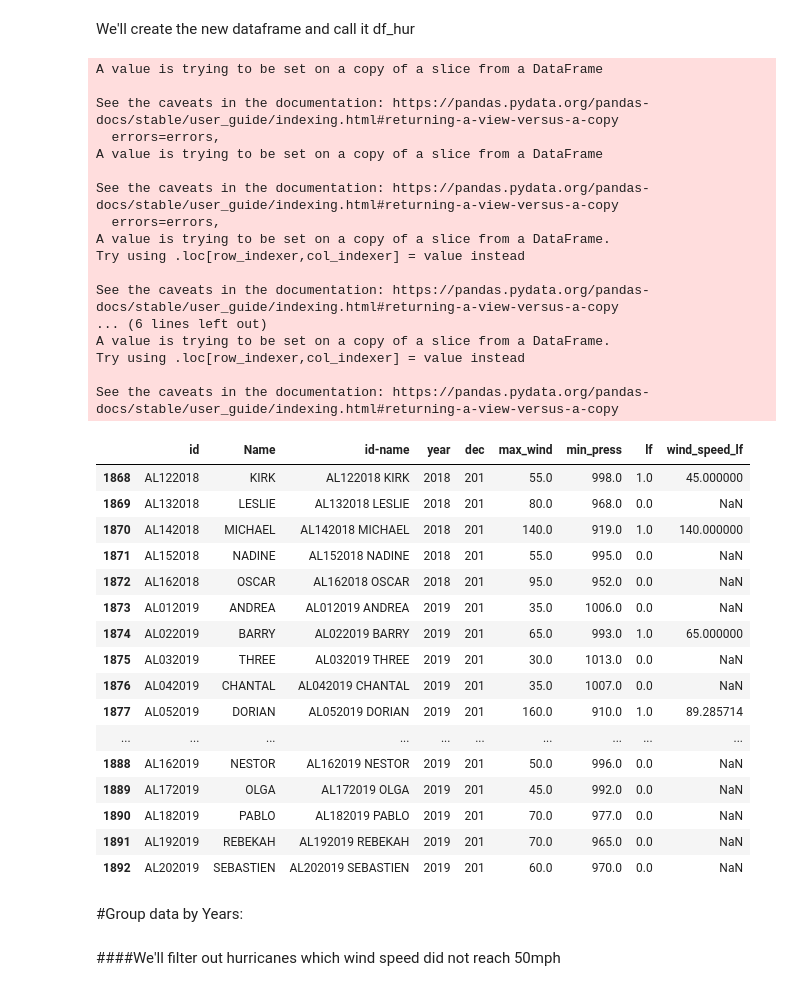
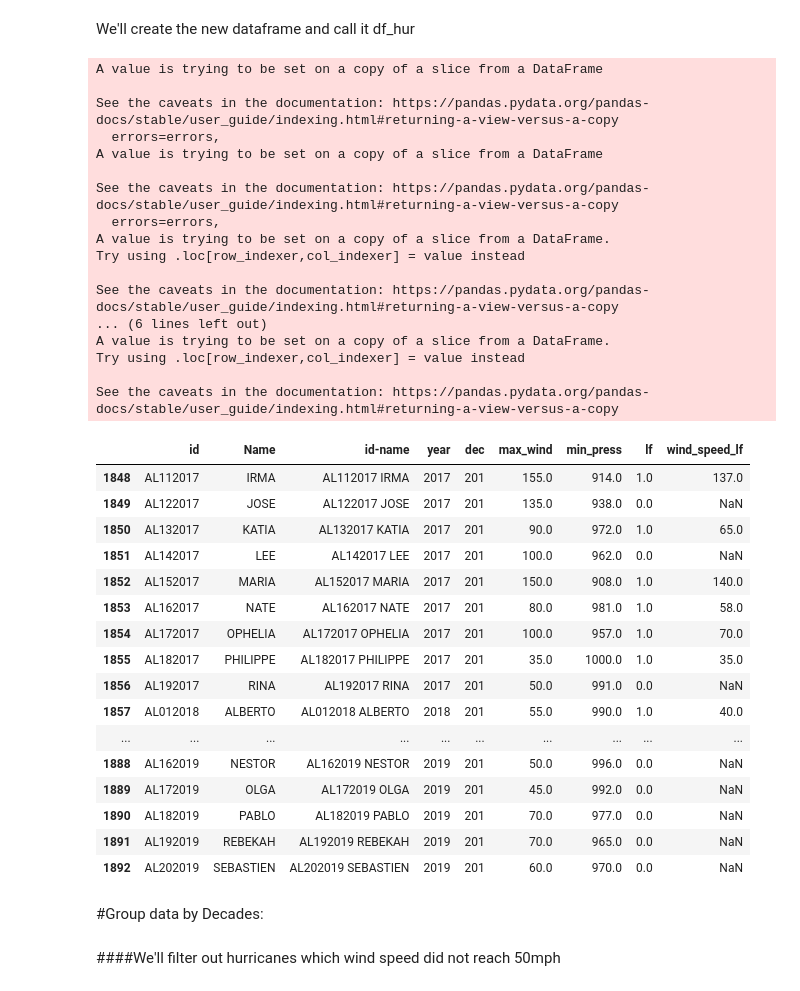
Before and after one commit to nicolascarva/HURDAT, a Jupyter notebook: Hurdat.ipynb, the cells around one changed output. Saved outputs shown, nothing was run; the diff lists cells and outputs as text; code cells hidden in the pictures.

```diff
--- a/Hurdat.ipynb
+++ b/Hurdat.ipynb
@@ -116,45 +134,45 @@ df_hur=pd.merge(df_hur, max_speed, on=['id-name'])
 
 
 #Add min press column
 df_hur=pd.merge(df_hur, min_pressure, on=['id-name'])
 
 
 #Add lf column
 df_hur=pd.merge(df_hur, lf, on=['id-name'])
 
 #Add ws_lf column
 df_hur=pd.merge(df_hur, ws_lf, on=['id-name'])
-
-df_hur.tail(25)
+df_hur['wind_speed_lf']=round(df_hur['wind_speed_lf'].astype(float),0)
+df_hur.tail(45)
 # %% [output]
 A value is trying to be set on a copy of a slice from a DataFrame
 
 See the caveats in the documentation: https://pandas.pydata.org/pandas-docs/stable/user_guide/indexing.html#returning-a-view-versus-a-copy
   errors=errors,
 A value is trying to be set on a copy of a slice from a DataFrame
 
 See the caveats in the documentation: https://pandas.pydata.org/pandas-docs/stable/user_guide/indexing.html#returning-a-view-versus-a-copy
   errors=errors,
 A value is trying to be set on a copy of a slice from a DataFrame.
 Try using .loc[row_indexer,col_indexer] = value instead
 
 See the caveats in the documentation: https://pandas.pydata.org/pandas-docs/stable/user_guide/indexing.html#returning-a-view-versus-a-copy
 ... (6 lines left out)
 A value is trying to be set on a copy of a slice from a DataFrame.
 Try using .loc[row_indexer,col_indexer] = value instead
 
 See the caveats in the documentation: https://pandas.pydata.org/pandas-docs/stable/user_guide/indexing.html#returning-a-view-versus-a-copy
 |  | id | Name | id-name | year | dec | max_wind | min_press | lf | wind_speed_lf |
-| 1868 | AL122018 | KIRK | AL122018 KIRK | 2018 | 201 | 55.0 | 998.0 | 1.0 | 45.000000 |
-| 1869 | AL132018 | LESLIE | AL132018 LESLIE | 2018 | 201 | 80.0 | 968.0 | 0.0 | NaN |
-| 1870 | AL142018 | MICHAEL | AL142018 MICHAEL | 2018 | 201 | 140.0 | 919.0 | 1.0 | 140.000000 |
-| 1871 | AL152018 | NADINE | AL152018 NADINE | 2018 | 201 | 55.0 | 995.0 | 0.0 | NaN |
-| 1872 | AL162018 | OSCAR | AL162018 OSCAR | 2018 | 201 | 95.0 | 952.0 | 0.0 | NaN |
-| 1873 | AL012019 | ANDREA | AL012019 ANDREA | 2019 | 201 | 35.0 | 1006.0 | 0.0 | NaN |
-| 1874 | AL022019 | BARRY | AL022019 BARRY | 2019 | 201 | 65.0 | 993.0 | 1.0 | 65.000000 |
-| 1875 | AL032019 | THREE | AL032019 THREE | 2019 | 201 | 30.0 | 1013.0 | 0.0 | NaN |
-| 1876 | AL042019 | CHANTAL | AL042019 CHANTAL | 2019 | 201 | 35.0 | 1007.0 | 0.0 | NaN |
-| 1877 | AL052019 | DORIAN | AL052019 DORIAN | 2019 | 201 | 160.0 | 910.0 | 1.0 | 89.285714 |
+| 1848 | AL112017 | IRMA | AL112017 IRMA | 2017 | 201 | 155.0 | 914.0 | 1.0 | 137.0 |
+| 1849 | AL122017 | JOSE | AL122017 JOSE | 2017 | 201 | 135.0 | 938.0 | 0.0 | NaN |
+| 1850 | AL132017 | KATIA | AL132017 KATIA | 2017 | 201 | 90.0 | 972.0 | 1.0 | 65.0 |
+| 1851 | AL142017 | LEE | AL142017 LEE | 2017 | 201 | 100.0 | 962.0 | 0.0 | NaN |
+| 1852 | AL152017 | MARIA | AL152017 MARIA | 2017 | 201 | 150.0 | 908.0 | 1.0 | 140.0 |
+| 1853 | AL162017 | NATE | AL162017 NATE | 2017 | 201 | 80.0 | 981.0 | 1.0 | 58.0 |
+| 1854 | AL172017 | OPHELIA | AL172017 OPHELIA | 2017 | 201 | 100.0 | 957.0 | 1.0 | 70.0 |
+| 1855 | AL182017 | PHILIPPE | AL182017 PHILIPPE | 2017 | 201 | 35.0 | 1000.0 | 1.0 | 35.0 |
+| 1856 | AL192017 | RINA | AL192017 RINA | 2017 | 201 | 50.0 | 991.0 | 0.0 | NaN |
+| 1857 | AL012018 | ALBERTO | AL012018 ALBERTO | 2018 | 201 | 55.0 | 990.0 | 1.0 | 40.0 |
 | ... | ... | ... | ... | ... | ... | ... | ... | ... | ... |
 | 1888 | AL162019 | NESTOR | AL162019 NESTOR | 2019 | 201 | 50.0 | 996.0 | 0.0 | NaN |
 | 1889 | AL172019 | OLGA | AL172019 OLGA | 2019 | 201 | 45.0 | 992.0 | 0.0 | NaN |
@@ -162,7 +180,7 @@ See the caveats in the documentation: https://pandas.pydata.org/pandas-docs/stab
 | 1891 | AL192019 | REBEKAH | AL192019 REBEKAH | 2019 | 201 | 70.0 | 965.0 | 0.0 | NaN |
 | 1892 | AL202019 | SEBASTIEN | AL202019 SEBASTIEN | 2019 | 201 | 60.0 | 970.0 | 0.0 | NaN |
 # %% [markdown]
-#Group data by Years:
+#Group data by Decades:
 # %% [markdown]
 ####We'll filter out hurricanes which wind speed did not reach 50mph
 # %%
```
Also changed, not shown: parts of 26 cells of this notebook.
